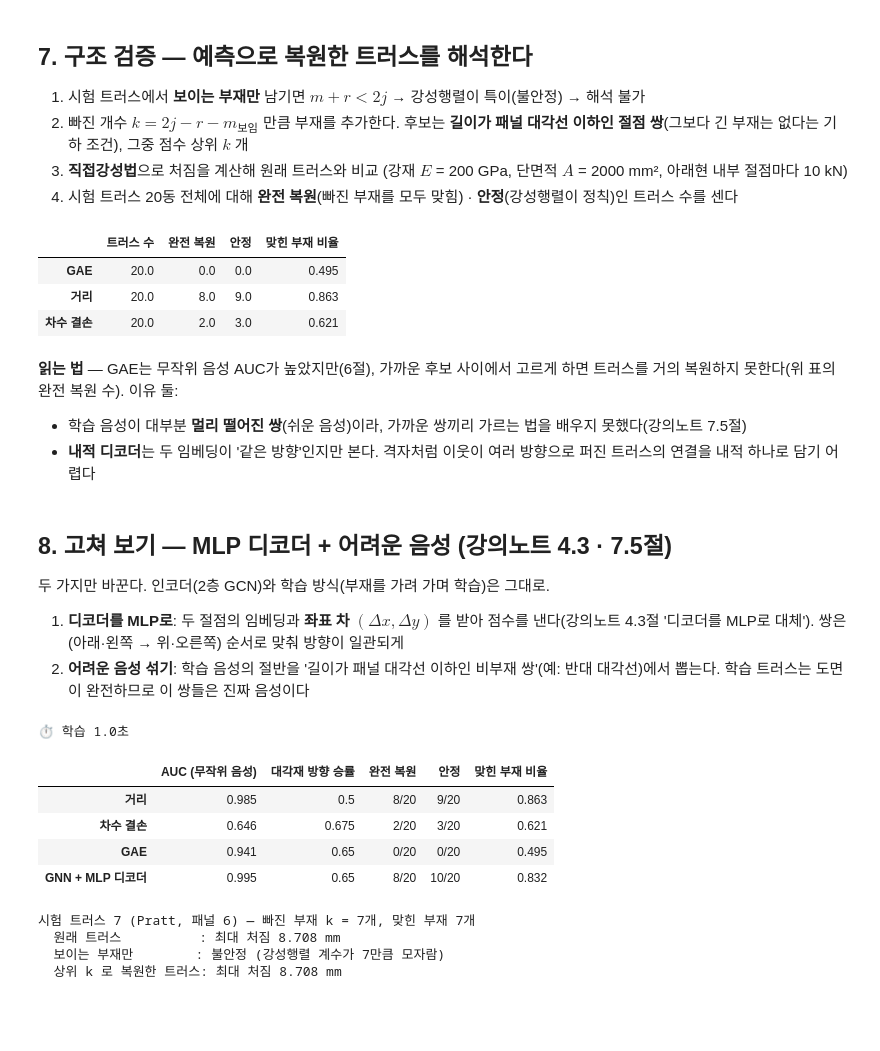
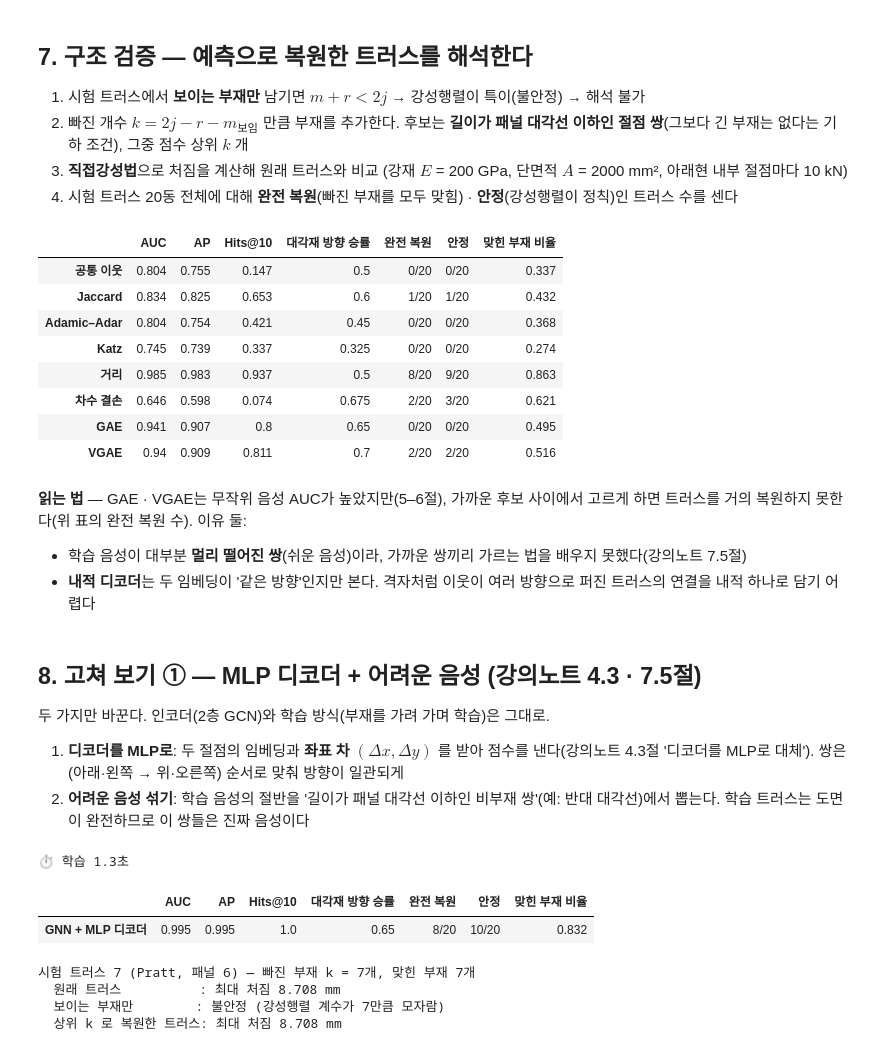
Before and after one commit to baekja/Lecture_GNN-AE-Practice, a Jupyter notebook: PyG_LinkPred_Truss/truss_linkpred_example.ipynb, the cells around one changed output. Saved outputs shown, nothing was run; the diff lists cells and outputs as text; code cells hidden in the pictures; blank space fills up the shorter version.

```diff
--- a/PyG_LinkPred_Truss/truss_linkpred_example.ipynb
+++ b/PyG_LinkPred_Truss/truss_linkpred_example.ipynb
@@ -137,7 +142,7 @@ visible, hidden, neg = hide(te_g, 0.2, rng)
 vis_ud = to_undirected(visible)
 print(f"시험: 보이는 부재 {visible.size(1)} · 가린 부재(양성) {hidden.size(1)} · 음성 {neg.size(1)}")
 
-t0 = test_set[0]; off0 = 0                                           # 첫 시험 트러스 그림
+t0 = test_set[0]                                                    # 첫 시험 트러스 그림
 h0 = [tuple(e) for e in hidden.t().tolist() if e[0] < len(t0["pos"]) and e[1] < len(t0["pos"])]
 v0 = [tuple(e) for e in visible.t().tolist() if e[0] < len(t0["pos"]) and e[1] < len(t0["pos"])]
 fig, ax = plt.subplots(figsize=(7, 2.4))
@@ -246,10 +290,6 @@ def win_rate(sp, sn): return float(np.mean((sp > sn) + 0.5 * (sp == sn)))
 
 dp, dn = orientation_pairs(te_g, hidden)
 print("숨긴 대각재", dp.size(1), "개")
-scorers = {k: (lambda p, k=k: score_h(p, k)) for k in ("공통 이웃", "Adamic–Adar", "거리", "차수 결손")}
-scorers["GAE"] = gae
-table = pd.DataFrame({k: [rows[k][0], rows[k][1], win_rate(f(dp), f(dn))] for k, f in scorers.items()},
-                     index=["AUC (무작위 음성)", "AP (무작위 음성)", "대각재 방향 승률"]).T
-table.round(3)
+pd.DataFrame({k: basic(f) | {"대각재 방향 승률": round(win_rate(f(dp), f(dn)), 3)} for k, f in scorers.items()}).T
 # %% [output]
 숨긴 대각재 20 개
@@ -281,47 +325,55 @@ def solve_truss(pos, members, n, P=10e3, E=200e9, A=2e-3):
         T = np.array([-c, -s, c, s]); idx = [2 * u, 2 * u + 1, 2 * v, 2 * v + 1]
         K[np.ix_(idx, idx)] += E * A / L * np.outer(T, T)             # 부재 강성을 전체 강성행렬에 조립
     free = [i for i in range(2 * N) if i not in (0, 1, 2 * n + 1)]   # 핀(x, y) · 롤러(y) 고정
     Kff = K[np.ix_(free, free)]; deficit = len(free) - np.linalg.matrix_rank(Kff)
     if deficit > 0: return None, deficit                             # 불안정(기구)
     F = np.zeros(2 * N); F[[2 * i + 1 for i in range(1, n)]] = -P
     u = np.zeros(2 * N); u[free] = np.linalg.solve(Kff, F[free])
     return -u[1::2].min() * 1e3, None
 
 def restore_all(g, tset, visible, hidden, scorer):
     """시험 트러스마다 빠진 개수 k 만큼, 길이 조건을 만족하는 후보 중 점수 상위 k 쌍을 추가하고 해석한다"""
     out = []
     for t_id, tr in enumerate(tset):
         off = int(np.where(g["batch"] == t_id)[0][0]); N = len(tr["pos"])
         loc = lambda E: {tuple(sorted((u - off, v - off))) for u, v in E.t().tolist() if off <= u < off + N}
         vis, hid = loc(visible), loc(hidden)
         k = 2 * N - 3 - len(vis)                                      # Maxwell: 빠진 부재 수
         if k == 0: continue                                           # 가린 부재가 없는 트러스는 건너뜀
         L = 1.05 * math.hypot(tr["w"], tr["h"])                       # 가장 긴 부재 = 패널 대각선
         cand = [(u, v) for u in range(N) for v in range(u + 1, N)
                 if (u, v) not in vis and np.hypot(*(tr["pos"][u] - tr["pos"][v])) <= L]
         s = scorer(torch.tensor([[u + off for u, v in cand], [v + off for u, v in cand]]))
         top = {cand[i] for i in np.argsort(-s, kind="stable")[:k]}   # 점수 상위 k 쌍
         d0, _ = solve_truss(tr["pos"], tr["mem"], tr["n"])            # 원래 트러스 처짐
         d1, lack = solve_truss(tr["pos"], list(vis | top), tr["n"])   # 복원한 트러스 처짐
         out.append(dict(트러스=t_id, k=k, 맞힘=len(top & hid), 완전복원=top == hid, 안정=d1 is not None,
                         처짐_원래=round(d0, 3), 처짐_복원=None if d1 is None else round(d1, 3), vis=vis, hid=hid, top=top))
     return pd.DataFrame(out)
 
-methods = {"GAE": gae, "거리": lambda p: score_h(p, "거리"), "차수 결손": lambda p: score_h(p, "차수 결손")}
-rest = {name: restore_all(te_g, test_set, visible, hidden, f) for name, f in methods.items()}
-pd.DataFrame({name: {"트러스 수": len(df), "완전 복원": int(df.완전복원.sum()), "안정": int(df.안정.sum()),
-                     "맞힌 부재 비율": round(df.맞힘.sum() / df.k.sum(), 3)} for name, df in rest.items()}).T
+def full_row(f):
+    """한 방법의 모든 지표: 무작위 음성 AUC · AP · Hits@10, 대각재 방향, 트러스 복원"""
+    df = restore_all(te_g, test_set, visible, hidden, f)
+    return basic(f) | {"대각재 방향 승률": round(win_rate(f(dp), f(dn)), 3), "완전 복원": f"{int(df.완전복원.sum())}/{len(df)}",
+                       "안정": f"{int(df.안정.sum())}/{len(df)}", "맞힌 부재 비율": round(df.맞힘.sum() / df.k.sum(), 3)}
+
+pd.DataFrame({k: full_row(f) for k, f in scorers.items()}).T.round(3)
 # %% [output]
-|  | 트러스 수 | 완전 복원 | 안정 | 맞힌 부재 비율 |
-| GAE | 20.0 | 0.0 | 0.0 | 0.495 |
-| 거리 | 20.0 | 8.0 | 9.0 | 0.863 |
-| 차수 결손 | 20.0 | 2.0 | 3.0 | 0.621 |
+|  | AUC | AP | Hits@10 | 대각재 방향 승률 | 완전 복원 | 안정 | 맞힌 부재 비율 |
+| 공통 이웃 | 0.804 | 0.755 | 0.147 | 0.5 | 0/20 | 0/20 | 0.337 |
+| Jaccard | 0.834 | 0.825 | 0.653 | 0.6 | 1/20 | 1/20 | 0.432 |
+| Adamic–Adar | 0.804 | 0.754 | 0.421 | 0.45 | 0/20 | 0/20 | 0.368 |
+| Katz | 0.745 | 0.739 | 0.337 | 0.325 | 0/20 | 0/20 | 0.274 |
+| 거리 | 0.985 | 0.983 | 0.937 | 0.5 | 8/20 | 9/20 | 0.863 |
+| 차수 결손 | 0.646 | 0.598 | 0.074 | 0.675 | 2/20 | 3/20 | 0.621 |
+| GAE | 0.941 | 0.907 | 0.8 | 0.65 | 0/20 | 0/20 | 0.495 |
+| VGAE | 0.94 | 0.909 | 0.811 | 0.7 | 2/20 | 2/20 | 0.516 |
 # %% [markdown]
-**읽는 법** — GAE는 무작위 음성 AUC가 높았지만(6절), 가까운 후보 사이에서 고르게 하면 트러스를 거의 복원하지 못한다(위 표의 완전 복원 수). 이유 둘:
+**읽는 법** — GAE · VGAE는 무작위 음성 AUC가 높았지만(5–6절), 가까운 후보 사이에서 고르게 하면 트러스를 거의 복원하지 못한다(위 표의 완전 복원 수). 이유 둘:
 - 학습 음성이 대부분 **멀리 떨어진 쌍**(쉬운 음성)이라, 가까운 쌍끼리 가르는 법을 배우지 못했다(강의노트 7.5절)
 - **내적 디코더**는 두 임베딩이 '같은 방향'인지만 본다. 격자처럼 이웃이 여러 방향으로 퍼진 트러스의 연결을 내적 하나로 담기 어렵다
 # %% [markdown]
-## 8. 고쳐 보기 — MLP 디코더 + 어려운 음성 (강의노트 4.3 · 7.5절)
+## 8. 고쳐 보기 ① — MLP 디코더 + 어려운 음성 (강의노트 4.3 · 7.5절)
 두 가지만 바꾼다. 인코더(2층 GCN)와 학습 방식(부재를 가려 가며 학습)은 그대로.
 1. **디코더를 MLP로**: 두 절점의 임베딩과 **좌표 차** $(\Delta x, \Delta y)$ 를 받아 점수를 낸다(강의노트 4.3절 '디코더를 MLP로 대체'). 쌍은 (아래·왼쪽 → 위·오른쪽) 순서로 맞춰 방향이 일관되게
 2. **어려운 음성 섞기**: 학습 음성의 절반을 '길이가 패널 대각선 이하인 비부재 쌍'(예: 반대 대각선)에서 뽑는다. 학습 트러스는 도면이 완전하므로 이 쌍들은 진짜 음성이다
@@ -364,26 +416,19 @@ def train_mlp(tr_g, tr_set, epochs=300, mask=0.2, seed=0):
         loss.backward(); opt.step()
     return enc, dec
 
+def mlp_scorer(enc, dec, g, visible):
+    vud = to_undirected(visible)
+    with torch.no_grad():
+        z = enc(feats(g, vud), vud)
+    return lambda p: dec(z, g["x"], p).detach().numpy()
+
 t = time.time()
 enc, dec = train_mlp(tr_g, train_set)
-with torch.no_grad():
-    z2 = enc(feats(te_g, vis_ud), vis_ud)
-mlp = lambda p: dec(z2, te_g["x"], p).detach().numpy()
 print(f"⏱ 학습 {time.time() - t:.1f}초")
-rest["GNN + MLP 디코더"] = restore_all(te_g, test_set, visible, hidden, mlp)
-scorers["GNN + MLP 디코더"] = mlp
-cmp = {}
-for name in ("거리", "차수 결손", "GAE", "GNN + MLP 디코더"):
-    f, df = scorers[name], rest[name]
-    cmp[name] = {"AUC (무작위 음성)": round(auc_ap(f(hidden), f(neg))[0], 3), "대각재 방향 승률": round(win_rate(f(dp), f(dn)), 3),
-                 "완전 복원": f"{int(df.완전복원.sum())}/{len(df)}", "안정": f"{int(df.안정.sum())}/{len(df)}",
-                 "맞힌 부재 비율": round(df.맞힘.sum() / df.k.sum(), 3)}
-pd.DataFrame(cmp).T
+scorers["GNN + MLP 디코더"] = mlp_scorer(enc, dec, te_g, visible)
+pd.DataFrame({"GNN + MLP 디코더": full_row(scorers["GNN + MLP 디코더"])}).T.round(3)
 # %% [output]
-⏱ 학습 1.0초
+⏱ 학습 1.3초
-|  | AUC (무작위 음성) | 대각재 방향 승률 | 완전 복원 | 안정 | 맞힌 부재 비율 |
-| 거리 | 0.985 | 0.5 | 8/20 | 9/20 | 0.863 |
-| 차수 결손 | 0.646 | 0.675 | 2/20 | 3/20 | 0.621 |
-| GAE | 0.941 | 0.65 | 0/20 | 0/20 | 0.495 |
-| GNN + MLP 디코더 | 0.995 | 0.65 | 8/20 | 10/20 | 0.832 |
+|  | AUC | AP | Hits@10 | 대각재 방향 승률 | 완전 복원 | 안정 | 맞힌 부재 비율 |
+| GNN + MLP 디코더 | 0.995 | 0.995 | 1.0 | 0.65 | 8/20 | 10/20 | 0.832 |
 # %%
```
Also changed, not shown: parts of 17 cells of this notebook, 2 other files.
